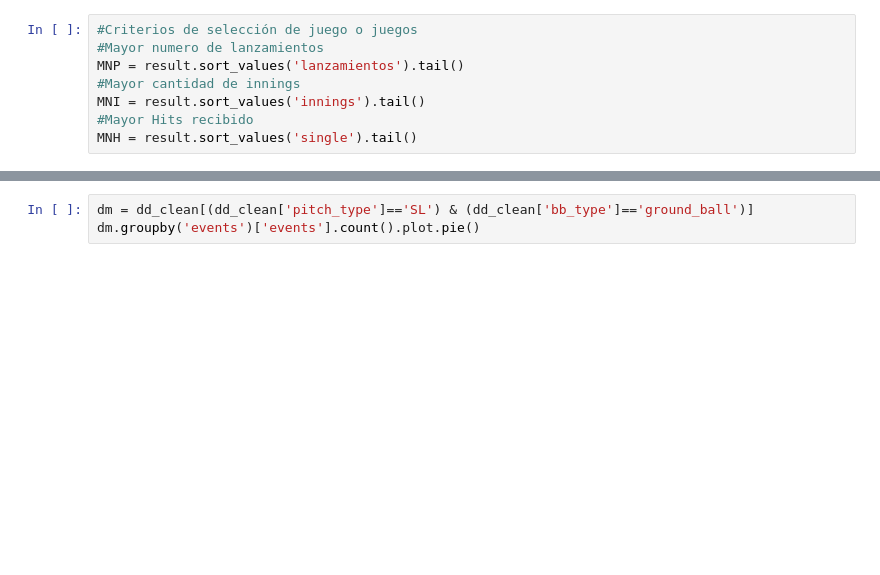
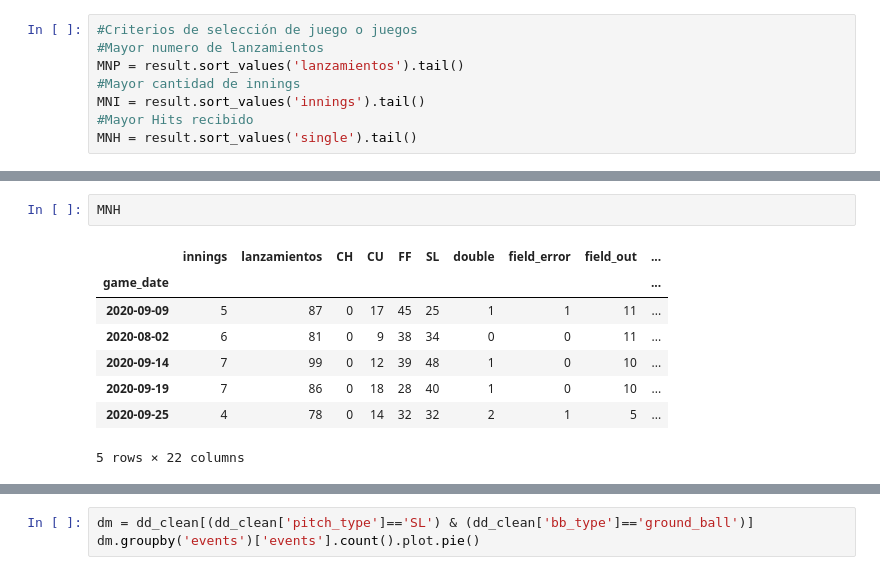
Before and after one commit to justinRH/BeisbolLanzamientos, a Jupyter notebook: CargaLanzamientos.ipynb, the cells around one changed output, grey strips where cells are left out. Drawn from its saved outputs; the diff is of its cells as text; blank space fills up the shorter version.

```diff
--- a/CargaLanzamientos.ipynb
+++ b/CargaLanzamientos.ipynb
@@ -83 +110,12 @@ MNH = result.sort_values('single').tail()
+# %%
+MNH
+# %% [output]
+|  | innings | lanzamientos | CH | CU | FF | SL | double | field_error | field_out | ... |
+| game_date |  |  |  |  |  |  |  |  |  | ... |
+| 2020-09-09 | 5 | 87 | 0 | 17 | 45 | 25 | 1 | 1 | 11 | ... |
+| 2020-08-02 | 6 | 81 | 0 | 9 | 38 | 34 | 0 | 0 | 11 | ... |
+| 2020-09-14 | 7 | 99 | 0 | 12 | 39 | 48 | 1 | 0 | 10 | ... |
+| 2020-09-19 | 7 | 86 | 0 | 18 | 28 | 40 | 1 | 0 | 10 | ... |
+| 2020-09-25 | 4 | 78 | 0 | 14 | 32 | 32 | 2 | 1 | 5 | ... |
+5 rows × 22 columns
 # %%
```
Also changed, not shown: parts of 7 cells of this notebook.
